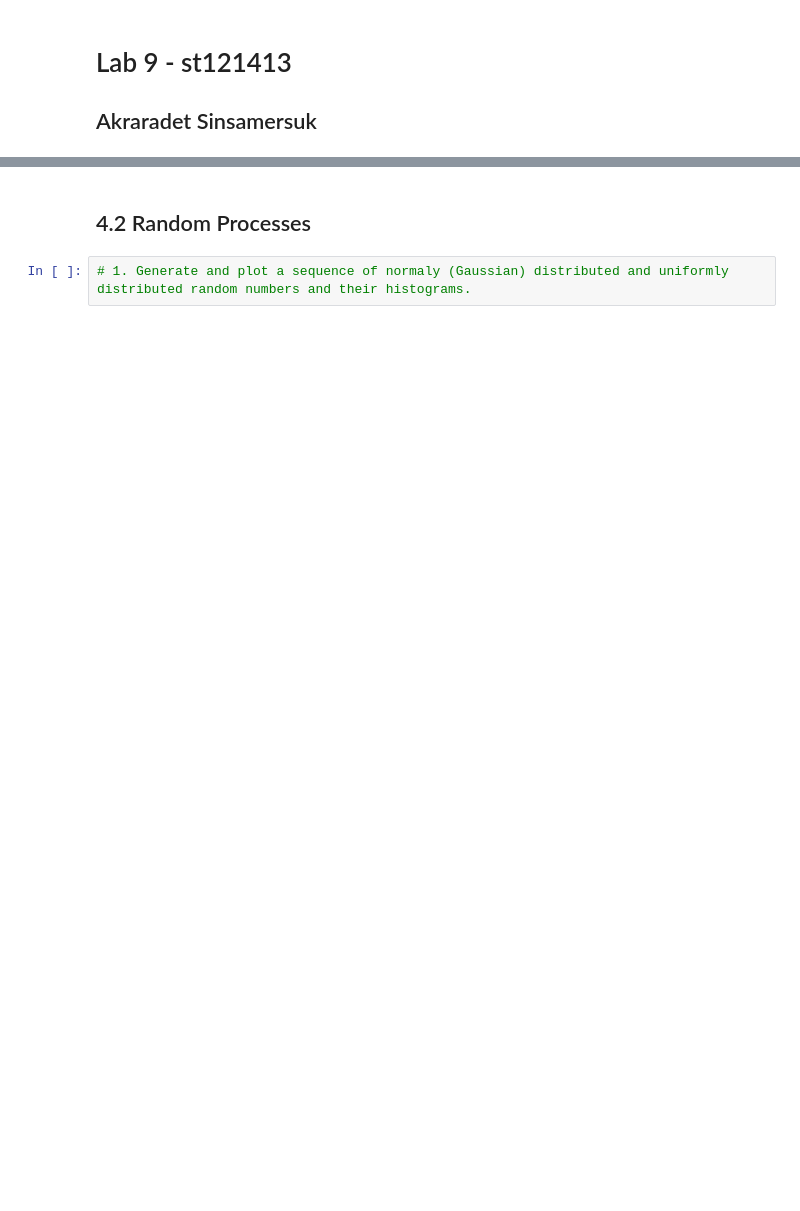
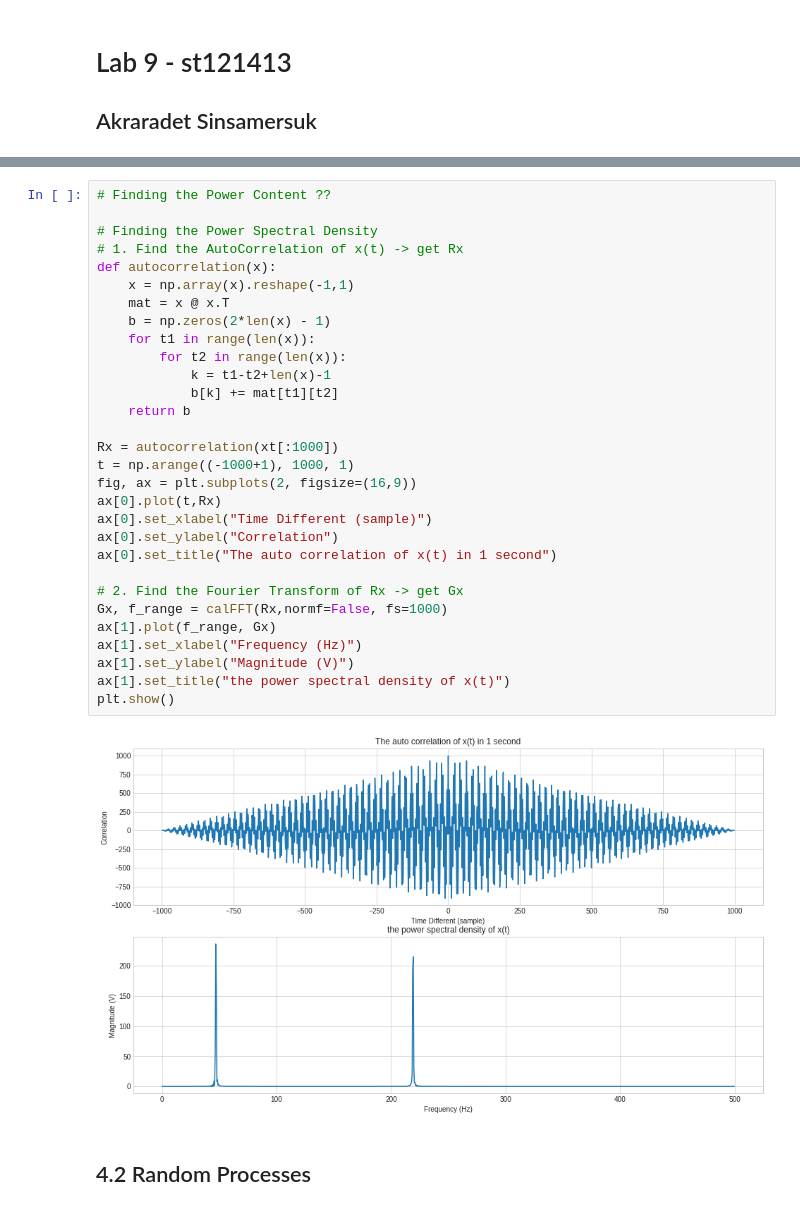
Before and after one commit to akraradets/2020AugSignalProcessing, a Jupyter notebook: lab/lab-9/lab-9.ipynb, the cells around one changed output, grey strips where cells are left out. Saved outputs shown, nothing was run; the diff lists cells and outputs as text; blank space fills up the shorter version.

```diff
--- a/lab/lab-9/lab-9.ipynb
+++ b/lab/lab-9/lab-9.ipynb
@@ -36,4 +66,34 @@ def calFFT(signal, window = 2048 , shift = False , inDB = False, half = True, no
+# %%
+# Finding the Power Content ??
+
+# Finding the Power Spectral Density
+# 1. Find the AutoCorrelation of x(t) -> get Rx
+def autocorrelation(x):
+    x = np.array(x).reshape(-1,1)
+    mat = x @ x.T
+    b = np.zeros(2*len(x) - 1)
+    for t1 in range(len(x)):
+        for t2 in range(len(x)):
+            k = t1-t2+len(x)-1
+            b[k] += mat[t1][t2]
+    return b
+
+Rx = autocorrelation(xt[:1000])
+t = np.arange((-1000+1), 1000, 1)
+fig, ax = plt.subplots(2, figsize=(16,9))
+ax[0].plot(t,Rx)
+ax[0].set_xlabel("Time Different (sample)")
+ax[0].set_ylabel("Correlation")
+ax[0].set_title("The auto correlation of x(t) in 1 second")
+
+# 2. Find the Fourier Transform of Rx -> get Gx
+Gx, f_range = calFFT(Rx,normf=False, fs=1000)
+ax[1].plot(f_range, Gx)
+ax[1].set_xlabel("Frequency (Hz)")
+ax[1].set_ylabel("Magnitude (V)")
+ax[1].set_title("the power spectral density of x(t)")
+plt.show()
+# %% [output]
+[figure, added]
 # %% [markdown]
 ## 4.2 Random Processes
-# %%
-# 1. Generate and plot a sequence of normaly (Gaussian) distributed and uniformly distributed random numbers and their histograms.
```
Also changed, not shown: parts of 9 cells of this notebook.
